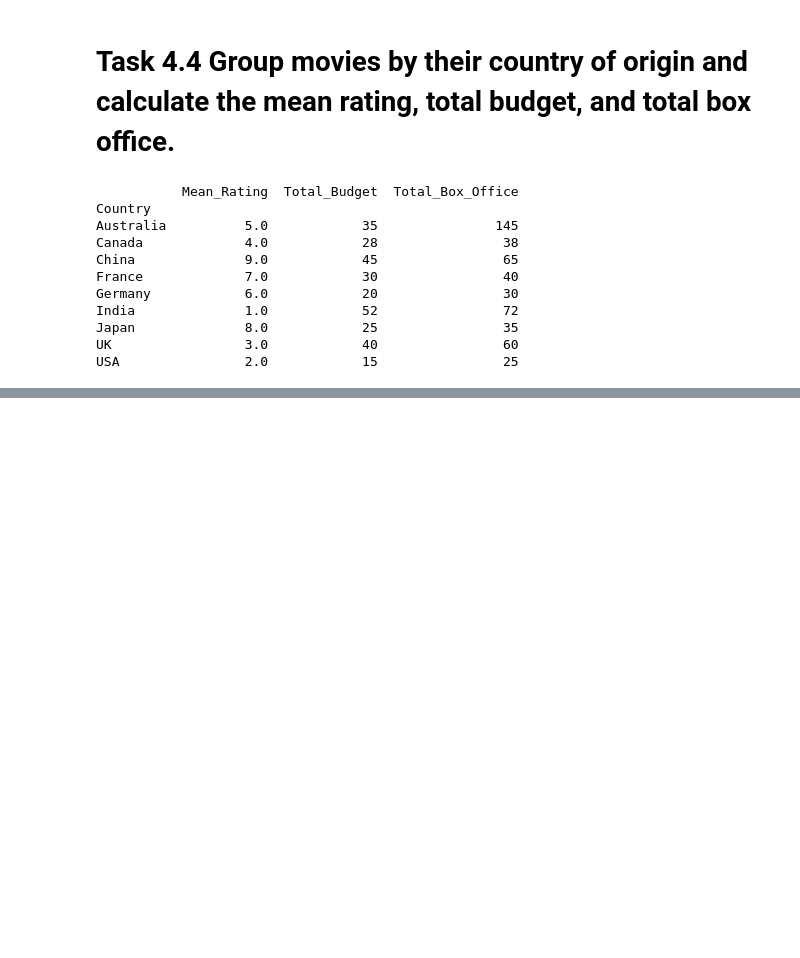
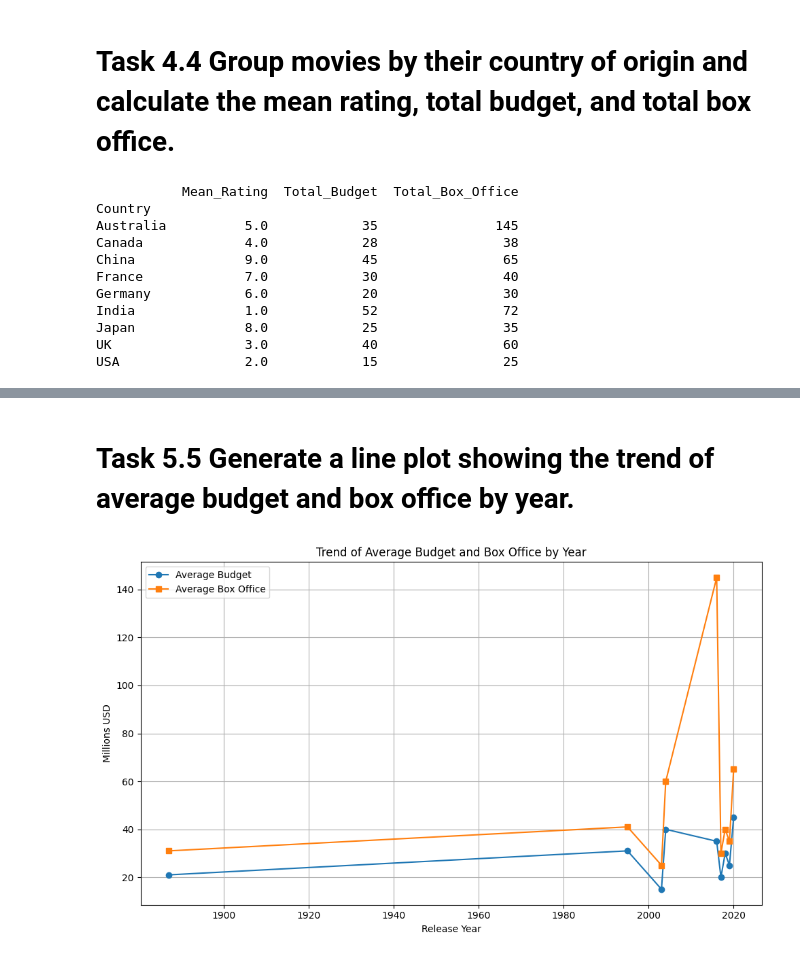
Before and after one commit to zalahu/ZALAi, a Jupyter notebook: Panda_hw.ipynb, the cells around one changed output, grey strips where cells are left out. Cells and saved outputs as stored; diff of their text form; code cells hidden in the pictures; blank space fills up the shorter version.

```diff
--- a/Panda_hw.ipynb
+++ b/Panda_hw.ipynb
@@ -323,0 +482,25 @@ USA                2.0            15                25
+# %% [markdown]
+# Task 5.5  Generate a line plot showing the trend of average budget and box office by year.
+# %%
+import matplotlib.pyplot as plt
+import pandas as pd  # Import pandas if not already imported
+
+# Assuming your DataFrame is named 'df' and has columns 'Release Year', 'Budget (millions USD)', and 'Box Office (millions USD)'
+
+# Group data by 'Release Year' and calculate the average budget and box office
+yearly_data = df.groupby('Release Year')[['Budget (millions USD)', 'Box Office (millions USD)']].mean()
+
+# Create the line plot
+plt.figure(figsize=(10, 6))  # Adjust figure size if needed
+plt.plot(yearly_data.index, yearly_data['Budget (millions USD)'], label='Average Budget', marker='o')
+plt.plot(yearly_data.index, yearly_data['Box Office (millions USD)'], label='Average Box Office', marker='s')
+
+plt.xlabel("Release Year")
+plt.ylabel("Millions USD")
+plt.title("Trend of Average Budget and Box Office by Year")
+plt.legend()  # Show legend to distinguish between lines
+plt.grid(True)
+plt.tight_layout()
+plt.show()
+# %% [output]
+[figure, added]
```
Also changed, not shown: parts of 11 cells of this notebook.
